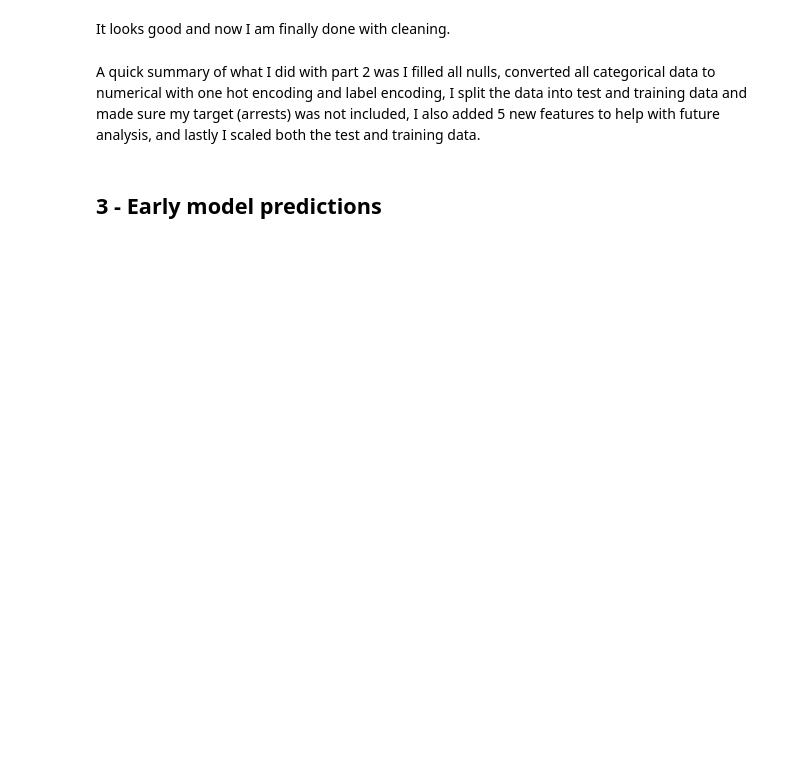
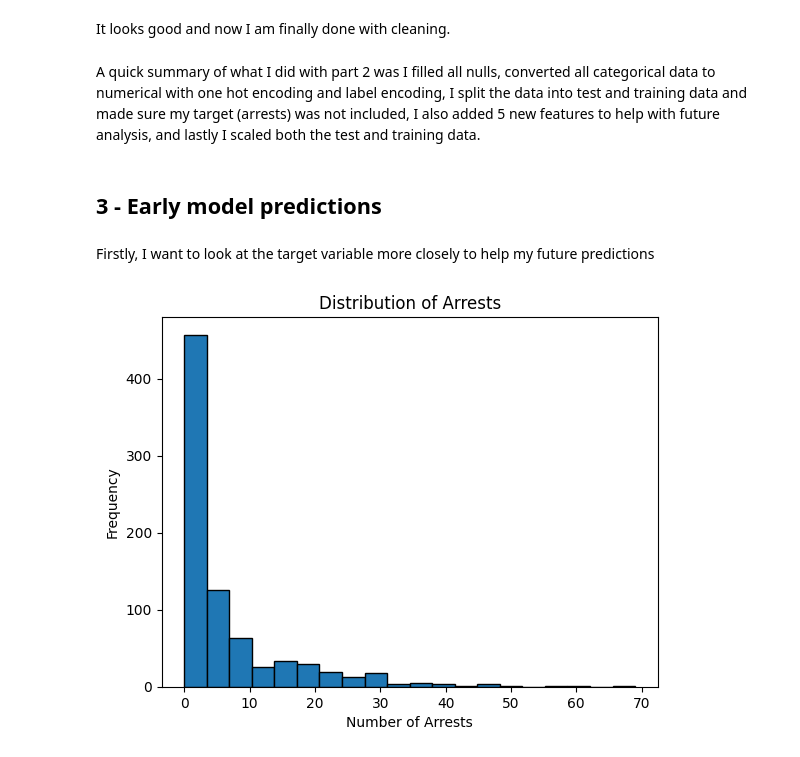
Before and after one commit to NateCook541/Data-science-final-project, a Jupyter notebook: mainNFLArrrest.ipynb, the cells around one changed output. Saved outputs shown, nothing was run; the diff lists cells and outputs as text; code cells hidden in the pictures; blank space fills up the shorter version.

Commit message:
Got to predictions. Will try to improve next day.

```diff
--- a/mainNFLArrrest.ipynb
+++ b/mainNFLArrrest.ipynb
@@ -225,3 +450,15 @@ It looks good and now I am finally done with cleaning.
 A quick summary of what I did with part 2 was I filled all nulls, converted all categorical data to numerical with one hot encoding and label encoding, I split the data into test and training data and made sure my target (arrests) was not included, I also added 5 new features to help with future analysis, and lastly I scaled both the test and training data.
 # %% [markdown]
 ## 3 - Early model predictions
+# %% [markdown]
+Firstly, I want to look at the target variable more closely to help my future predictions
+# %%
+# Visualize arrests
+import matplotlib.pyplot as plt
+plt.hist(y_train, bins=20, edgecolor='black')
+plt.title('Distribution of Arrests')
+plt.xlabel('Number of Arrests')
+plt.ylabel('Frequency')
+plt.show()
+# %% [output]
+[figure, added]
```
Also changed, not shown: parts of 33 cells of this notebook.
